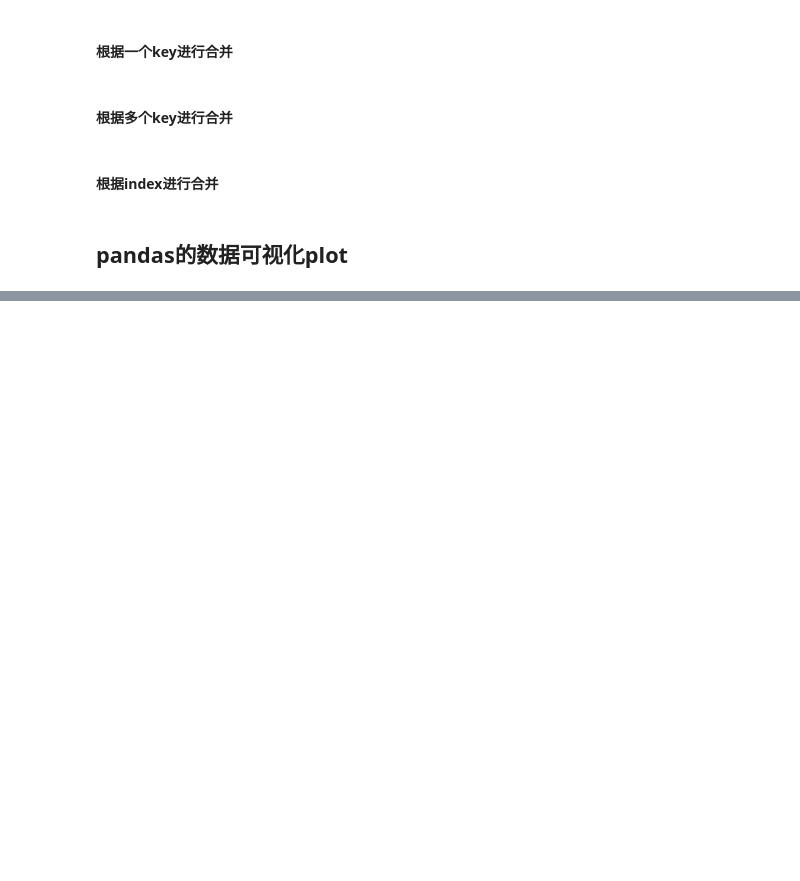
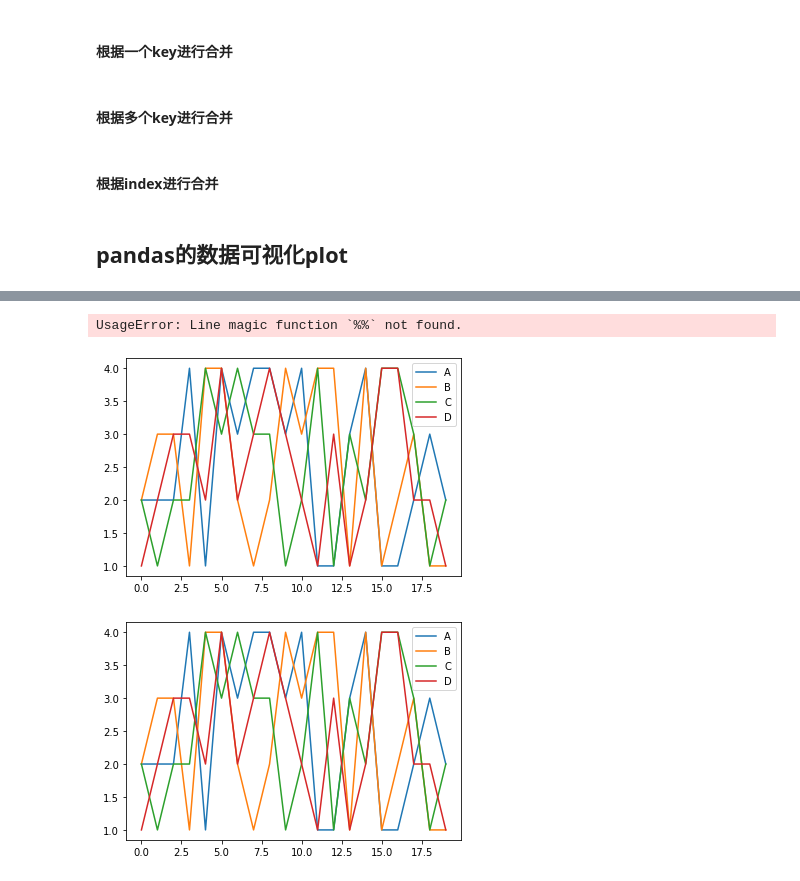
Before and after one commit to betterlmy/LearningPython, a Jupyter notebook: Python数据处理/Pandas库-DataFrame类.ipynb, the cells around one changed output, grey strips where cells are left out. Drawn from its saved outputs; the diff is of its cells as text; code cells hidden in the pictures; blank space fills up the shorter version.

Commit message:
添加Pandas的DataFrame类

```diff
--- a/Python数据处理/Pandas库-DataFrame类.ipynb
+++ b/Python数据处理/Pandas库-DataFrame类.ipynb
@@ -327,10 +432,15 @@ series1.plot()
 # %%
-series2=pd.DataFrame(np.random.randn(1000,4),index=np.arange(1000),columns=list('ABCD'))
+series2=pd.DataFrame(np.random.randint(1,5,(20,4)),index=np.arange(20),columns=list('ABCD'))
 series2.plot()
+
 series2.cumsum()
 series2.plot()
 # plot的方法:
     # bar,hist,box,kde,area,scatter,hexbin,pie
+# %% [output]
+UsageError: Line magic function `%%` not found.
+[figure, added]
+[figure, added]
 # %%
 ax=series2.plot.scatter(x='A',y='B',color='DarkBlue',label='Class 1')
 series2.plot.scatter(x='A',y='C',color='Green',label='Class 2',ax=ax)
```
Also changed, not shown: parts of 65 cells of this notebook, 7 other files.
